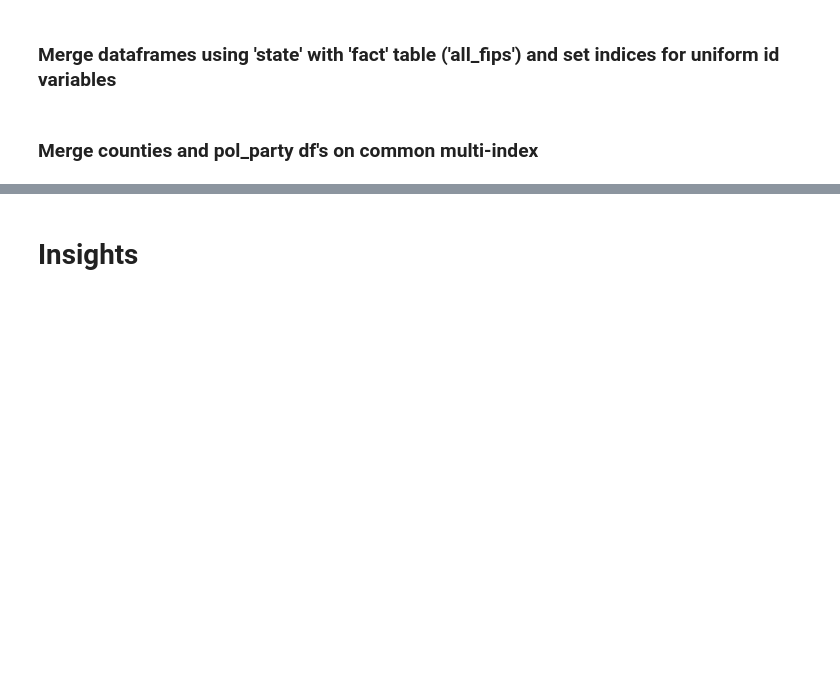
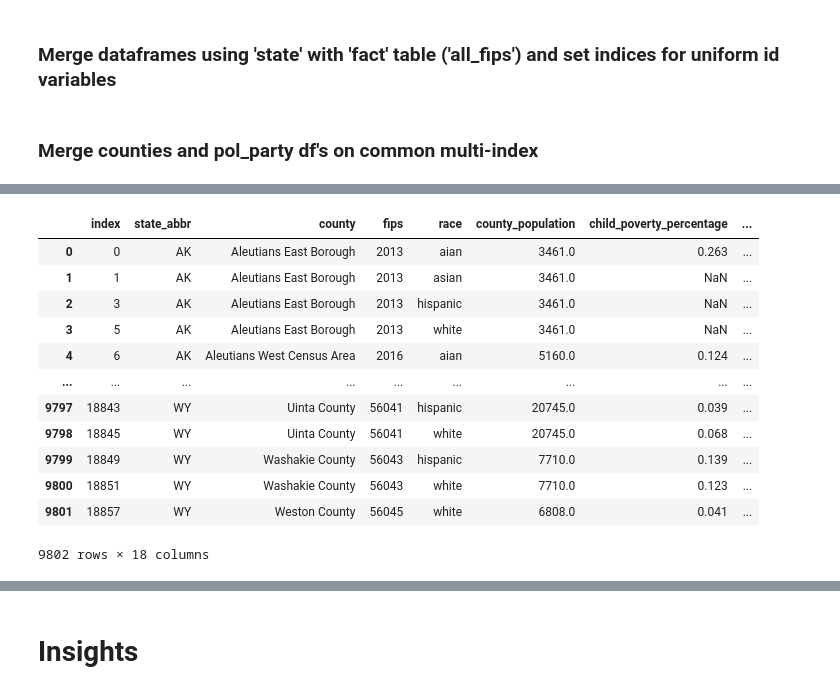
Before and after one commit to mapsg91/CapstoneII_MG, a Jupyter notebook: data/Clean Data/selected_vars/clean_select_features.ipynb, the cells around one changed output, grey strips where cells are left out. Drawn from its saved outputs; the diff is of its cells as text; code cells hidden in the pictures; blank space fills up the shorter version.

```diff
--- a/data/Clean Data/selected_vars/clean_select_features.ipynb
+++ b/data/Clean Data/selected_vars/clean_select_features.ipynb
@@ -226,0 +227,6 @@ pol_party_counties.head()
+# %%
+all_sets= counties_race.merge(test_agg, how='left', on=index)
+all_sets.set_index(['state_abbr', 'county', 'fips','race'], inplace=True)
+# %%
+all_sets.reset_index(inplace=True)
+all_sets['race'] = all_sets['race'].astype('category')
@@ -226,0 +237,23 @@ pol_party_counties.head()
+# %%
+# drop missing population values- indicates no county reporting for racial group
+# too much missing data for imputation to entire seet- median income has highest reporting for racial groups
+all_sets = all_sets.dropna(subset=['population','median_income'])
+# %%
+# dropping colums w more than half of records missing
+all_sets = all_sets.drop(columns=['firearm_fatalities', 'child_mortality'])
+# %%
+all_sets.reset_index()
+# %% [output]
+|  | index | state_abbr | county | fips | race | county_population | child_poverty_percentage | ... |
+| 0 | 0 | AK | Aleutians East Borough | 2013 | aian | 3461.0 | 0.263 | ... |
+| 1 | 1 | AK | Aleutians East Borough | 2013 | asian | 3461.0 | NaN | ... |
+| 2 | 3 | AK | Aleutians East Borough | 2013 | hispanic | 3461.0 | NaN | ... |
+| 3 | 5 | AK | Aleutians East Borough | 2013 | white | 3461.0 | NaN | ... |
+| 4 | 6 | AK | Aleutians West Census Area | 2016 | aian | 5160.0 | 0.124 | ... |
+| ... | ... | ... | ... | ... | ... | ... | ... | ... |
+| 9797 | 18843 | WY | Uinta County | 56041 | hispanic | 20745.0 | 0.039 | ... |
+| 9798 | 18845 | WY | Uinta County | 56041 | white | 20745.0 | 0.068 | ... |
+| 9799 | 18849 | WY | Washakie County | 56043 | hispanic | 7710.0 | 0.139 | ... |
+| 9800 | 18851 | WY | Washakie County | 56043 | white | 7710.0 | 0.123 | ... |
+| 9801 | 18857 | WY | Weston County | 56045 | white | 6808.0 | 0.041 | ... |
+9802 rows × 18 columns
```
Also changed, not shown: parts of 33 cells of this notebook, 1 other file.
